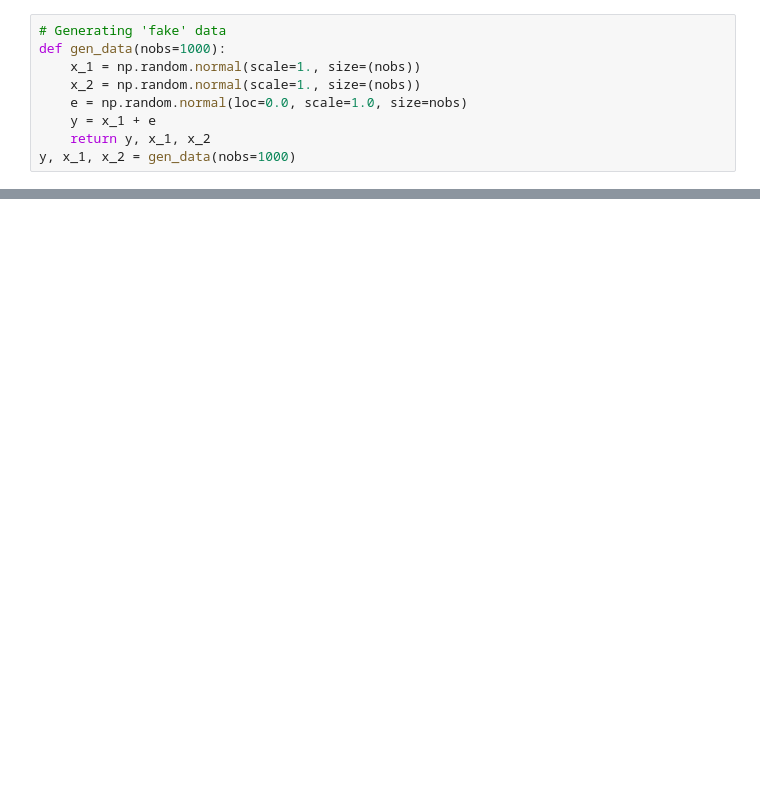
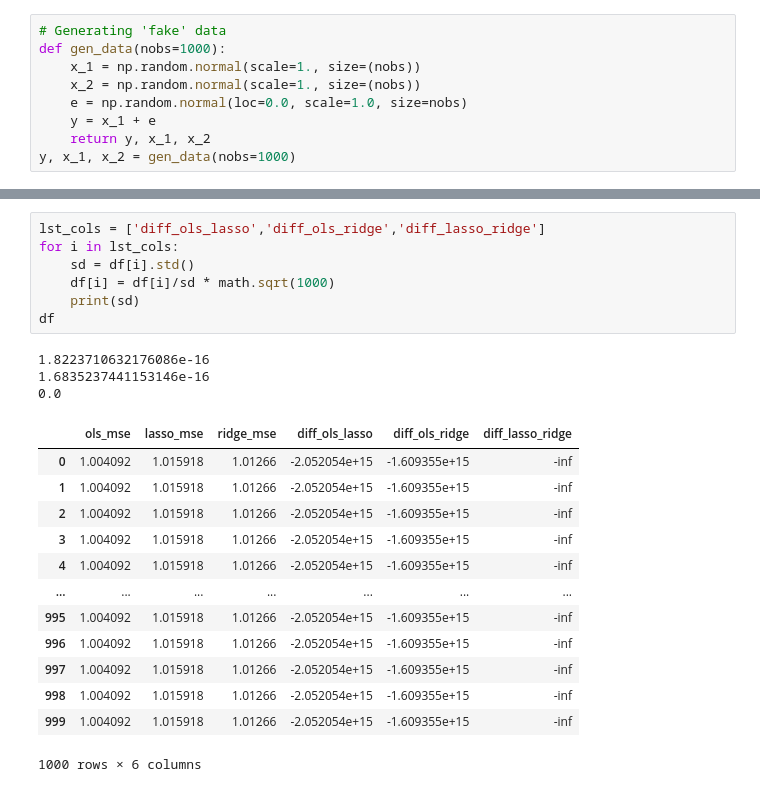
Before and after one commit to ericschulman/nonparam_vuong, a Jupyter notebook: lasso/lasso_est1.ipynb, the cells around one changed output, grey strips where cells are left out. Saved outputs shown, nothing was run; the diff lists cells and outputs as text; blank space fills up the shorter version.

```diff
--- a/lasso/lasso_est1.ipynb
+++ b/lasso/lasso_est1.ipynb
@@ -31,0 +115,24 @@ print(setup_test(y, x_1, x_2))
+# %%
+lst_cols = ['diff_ols_lasso','diff_ols_ridge','diff_lasso_ridge']
+for i in lst_cols:
+    sd = df[i].std()
+    df[i] = df[i]/sd * math.sqrt(1000)
+    print(sd)
+df
+# %% [output]
+1.8223710632176086e-16
+1.6835237441153146e-16
+0.0
+|  | ols_mse | lasso_mse | ridge_mse | diff_ols_lasso | diff_ols_ridge | diff_lasso_ridge |
+| 0 | 1.004092 | 1.015918 | 1.01266 | -2.052054e+15 | -1.609355e+15 | -inf |
+| 1 | 1.004092 | 1.015918 | 1.01266 | -2.052054e+15 | -1.609355e+15 | -inf |
+| 2 | 1.004092 | 1.015918 | 1.01266 | -2.052054e+15 | -1.609355e+15 | -inf |
+| 3 | 1.004092 | 1.015918 | 1.01266 | -2.052054e+15 | -1.609355e+15 | -inf |
+| 4 | 1.004092 | 1.015918 | 1.01266 | -2.052054e+15 | -1.609355e+15 | -inf |
+| ... | ... | ... | ... | ... | ... | ... |
+| 995 | 1.004092 | 1.015918 | 1.01266 | -2.052054e+15 | -1.609355e+15 | -inf |
+| 996 | 1.004092 | 1.015918 | 1.01266 | -2.052054e+15 | -1.609355e+15 | -inf |
+| 997 | 1.004092 | 1.015918 | 1.01266 | -2.052054e+15 | -1.609355e+15 | -inf |
+| 998 | 1.004092 | 1.015918 | 1.01266 | -2.052054e+15 | -1.609355e+15 | -inf |
+| 999 | 1.004092 | 1.015918 | 1.01266 | -2.052054e+15 | -1.609355e+15 | -inf |
+1000 rows × 6 columns
```
Also changed, not shown: parts of 7 cells of this notebook.
